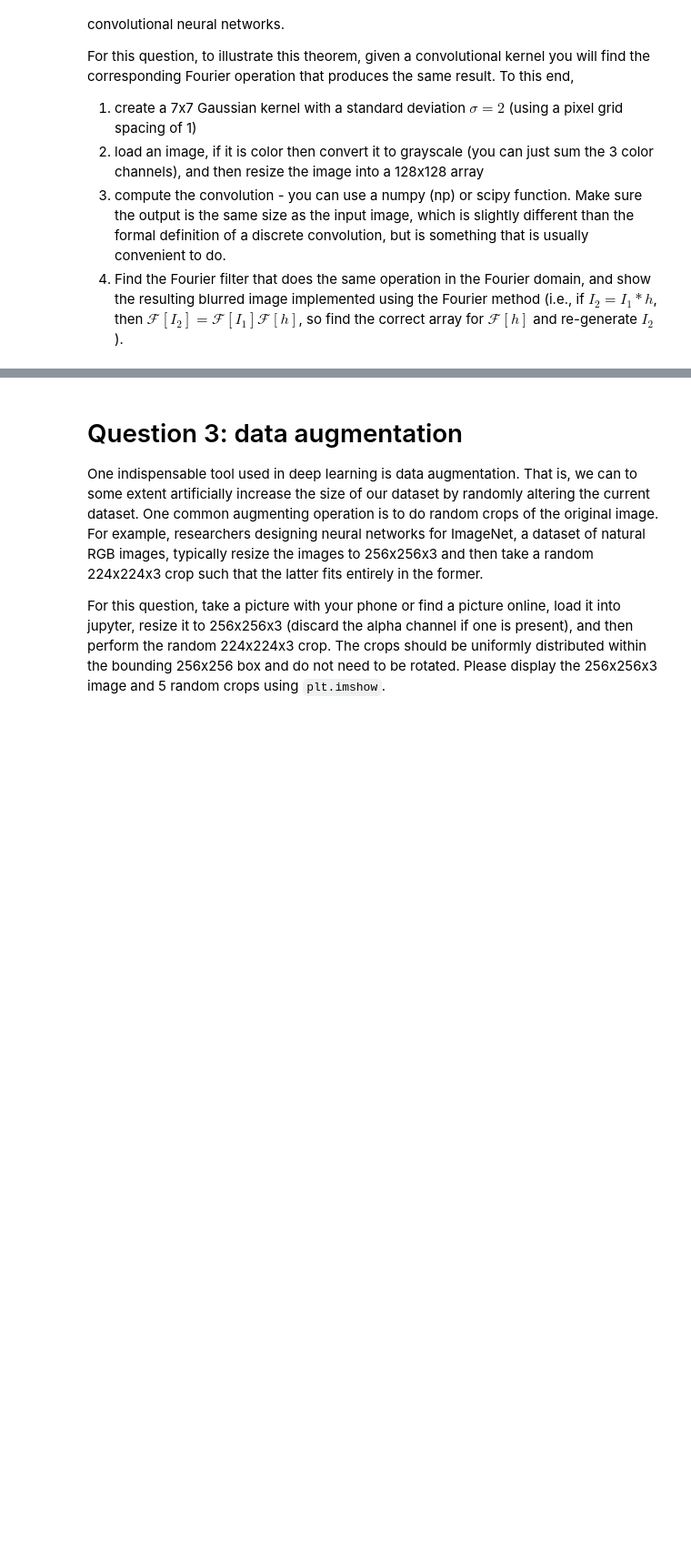
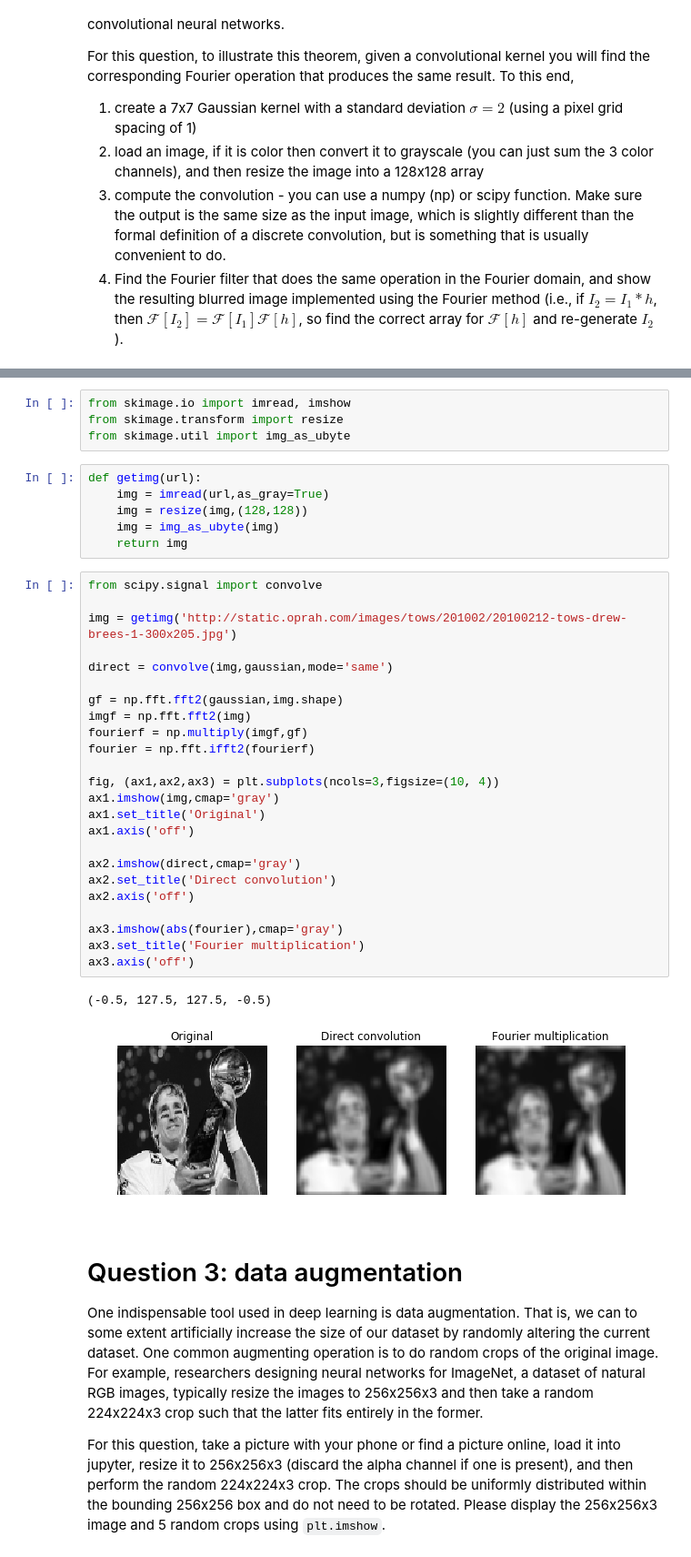
Before and after one commit to mariachacko/BME-590-Machine-Learning-in-Imaging, a Jupyter notebook: homework/homework_1/HW1.ipynb, the cells around one changed output, grey strips where cells are left out. Shown at 91% size. Saved outputs shown, nothing was run; the diff lists cells and outputs as text; blank space fills up the shorter version.

```diff
--- a/homework/homework_1/HW1.ipynb
+++ b/homework/homework_1/HW1.ipynb
@@ -82,3 +96,40 @@ For this question, to illustrate this theorem, given a convolutional kernel you
+# %%
+from skimage.io import imread, imshow
+from skimage.transform import resize
+from skimage.util import img_as_ubyte
+# %%
+def getimg(url):
+    img = imread(url,as_gray=True)
+    img = resize(img,(128,128))
+    img = img_as_ubyte(img)
+    return img
+# %%
+from scipy.signal import convolve
+
+img = getimg('http://static.oprah.com/images/tows/201002/20100212-tows-drew-brees-1-300x205.jpg')
+
+direct = convolve(img,gaussian,mode='same')
+
+gf = np.fft.fft2(gaussian,img.shape)
+imgf = np.fft.fft2(img)
+fourierf = np.multiply(imgf,gf)
+fourier = np.fft.ifft2(fourierf)
+
+fig, (ax1,ax2,ax3) = plt.subplots(ncols=3,figsize=(10, 4))
+ax1.imshow(img,cmap='gray')
+ax1.set_title('Original')
+ax1.axis('off')
+
+ax2.imshow(direct,cmap='gray')
+ax2.set_title('Direct convolution')
+ax2.axis('off')
+
+ax3.imshow(abs(fourier),cmap='gray')
+ax3.set_title('Fourier multiplication')
+ax3.axis('off')
+# %% [output]
+(-0.5, 127.5, 127.5, -0.5)
+[figure, added]
 # %% [markdown]
 # Question 3: data augmentation
 One indispensable tool used in deep learning is data augmentation. That is, we can to some extent artificially increase the size of our dataset by randomly altering the current dataset. One common augmenting operation is to do random crops of the original image. For example, researchers designing neural networks for ImageNet, a dataset of natural RGB images, typically resize the images to 256x256x3 and then take a random 224x224x3 crop such that the latter fits entirely in the former.
```
Also changed, not shown: parts of 10 cells of this notebook.
